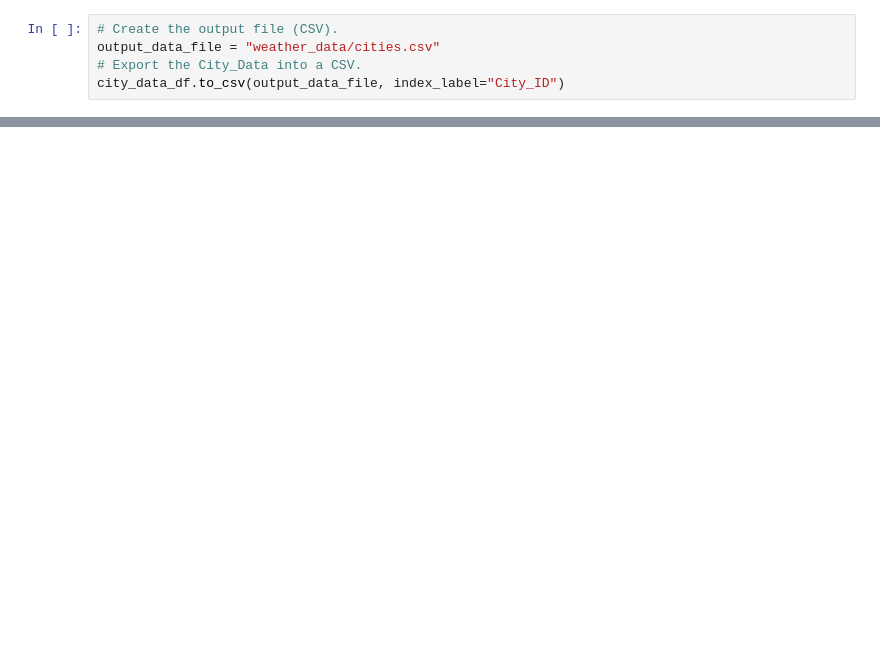
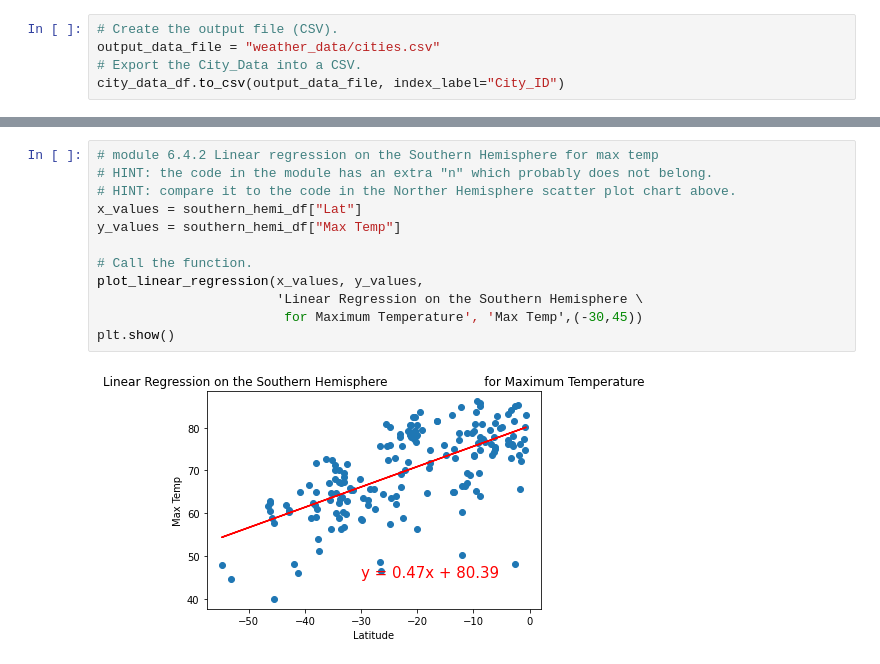
Before and after one commit to taktak2022/World_Weather_Analysis, a Jupyter notebook: WeatherPy.ipynb, the cells around one changed output, grey strips where cells are left out. Drawn from its saved outputs; the diff is of its cells as text; blank space fills up the shorter version.

```diff
--- a/WeatherPy.ipynb
+++ b/WeatherPy.ipynb
@@ -166,0 +314,14 @@ city_data_df.to_csv(output_data_file, index_label="City_ID")
+# %%
+# module 6.4.2 Linear regression on the Southern Hemisphere for max temp
+# HINT: the code in the module has an extra "n" which probably does not belong.
+# HINT: compare it to the code in the Norther Hemisphere scatter plot chart above.
+x_values = southern_hemi_df["Lat"]
+y_values = southern_hemi_df["Max Temp"]
+
+# Call the function.
+plot_linear_regression(x_values, y_values,
+                       'Linear Regression on the Southern Hemisphere \
+                        for Maximum Temperature', 'Max Temp',(-30,45))
+plt.show()
+# %% [output]
+[figure, added]
```
Also changed, not shown: parts of 21 cells of this notebook, 9 other files.
